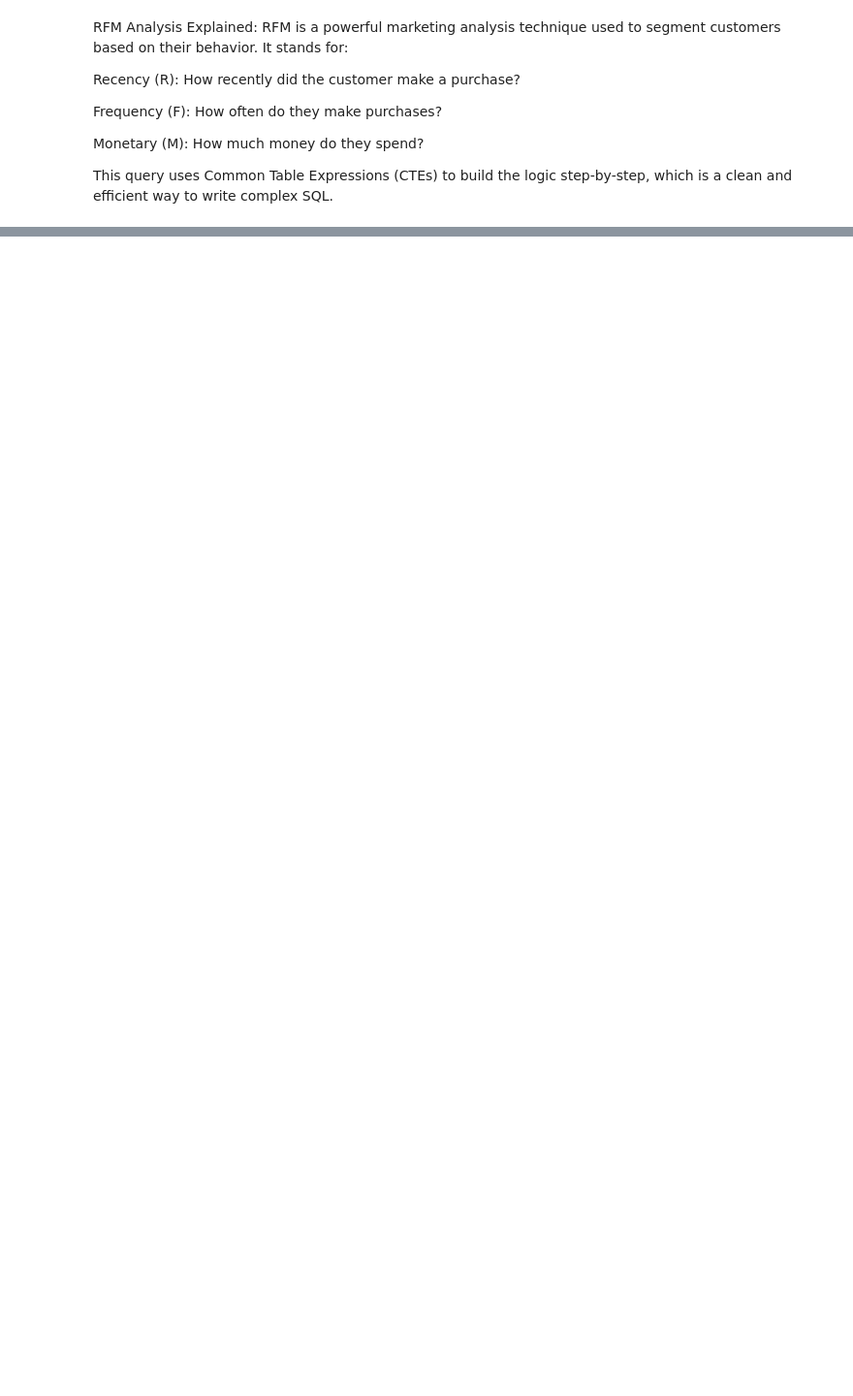
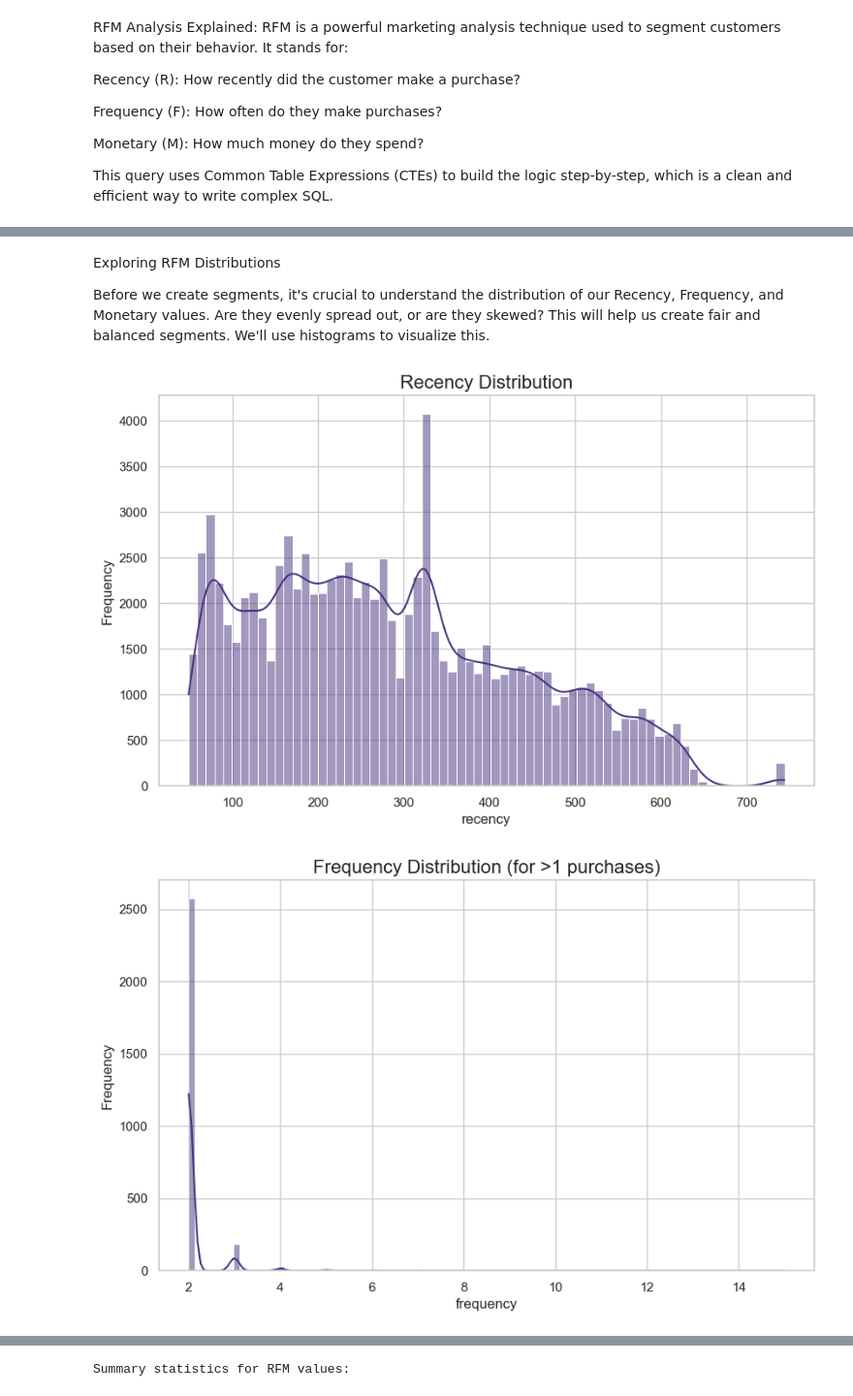
Before and after one commit to shaikhilhaam/ecommerce-analytics-platform, a Jupyter notebook: notebooks/01_eda_and_segmentation.ipynb, the cells around one changed output, grey strips where cells are left out. Shown at 97% size. Drawn from its saved outputs; the diff is of its cells as text; code cells hidden in the pictures; blank space fills up the shorter version.

Commit message:
customer segments

```diff
--- a/notebooks/01_eda_and_segmentation.ipynb
+++ b/notebooks/01_eda_and_segmentation.ipynb
@@ -109,0 +129,37 @@ HINT:  No operator matches the given name and argument types. You might need to
+# %% [markdown]
+Exploring RFM Distributions
+
+Before we create segments, it's crucial to understand the distribution of our Recency, Frequency, and Monetary values. Are they evenly spread out, or are they skewed? This will help us create fair and balanced segments. We'll use histograms to visualize this.
+# %%
+# Import the specific function we need from our new utility file
+from plotting_utils import plot_histogram
+
+# --- Visualize Distributions using our new function ---
+
+# Plot Recency
+plot_histogram(
+    data=df_rfm,
+    column='recency',
+    title='Recency Distribution'
+)
+
+# Plot Frequency (for customers with more than one purchase)
+plot_histogram(
+    data=df_rfm[df_rfm['frequency'] > 1],
+    column='frequency',
+    title='Frequency Distribution (for >1 purchases)'
+)
+
+# Plot Monetary
+plot_histogram(
+    data=df_rfm,
+    column='monetary',
+    title='Monetary Distribution'
+)
+
+# Display summary statistics, which is still very useful
+print("Summary statistics for RFM values:")
+df_rfm[['recency', 'frequency', 'monetary']].describe()
+# %% [output]
+[figure, added]
+[figure, added]
@@ -109,0 +167 @@ HINT:  No operator matches the given name and argument types. You might need to
+Summary statistics for RFM values:
```
Also changed, not shown: parts of 20 cells of this notebook, 4 other files.
